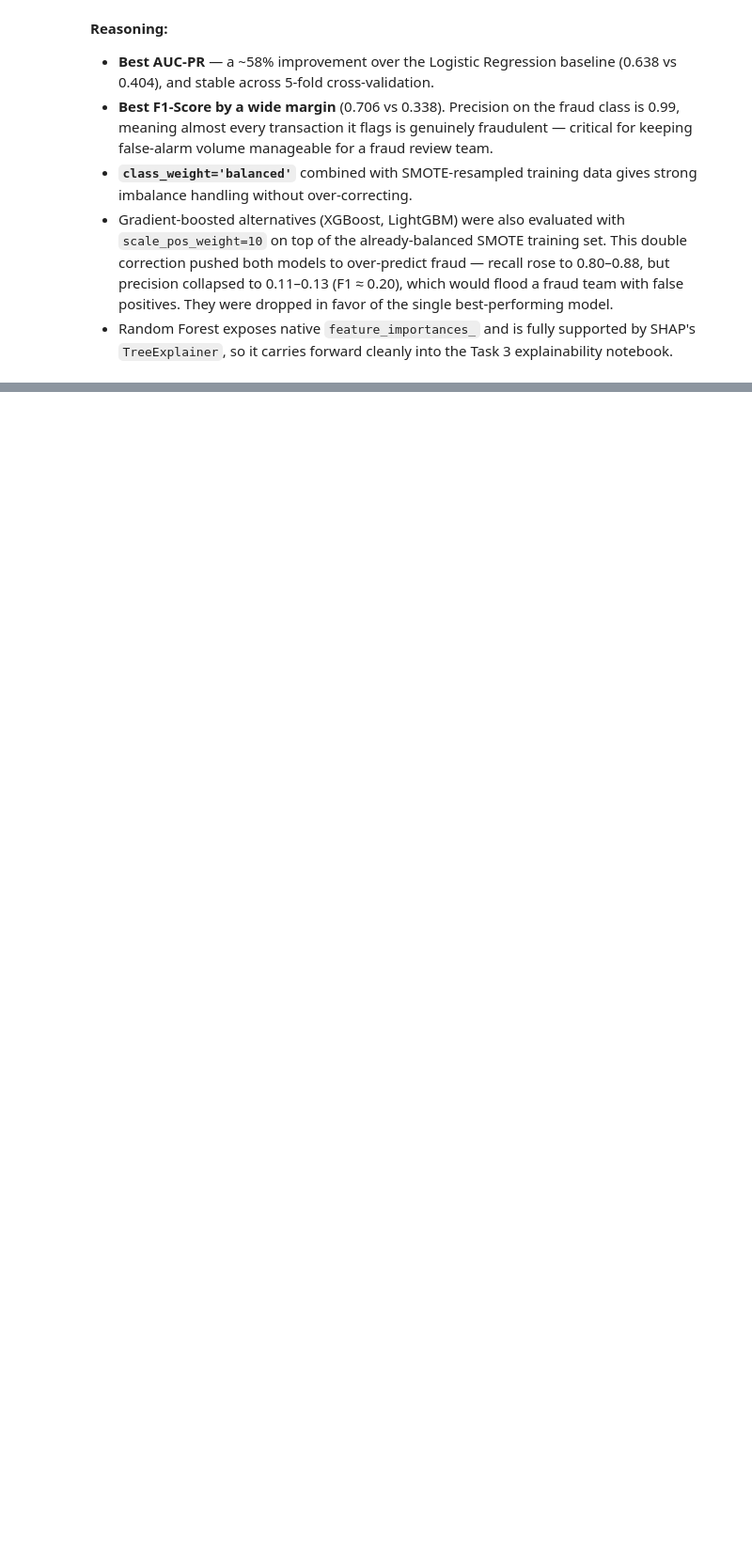
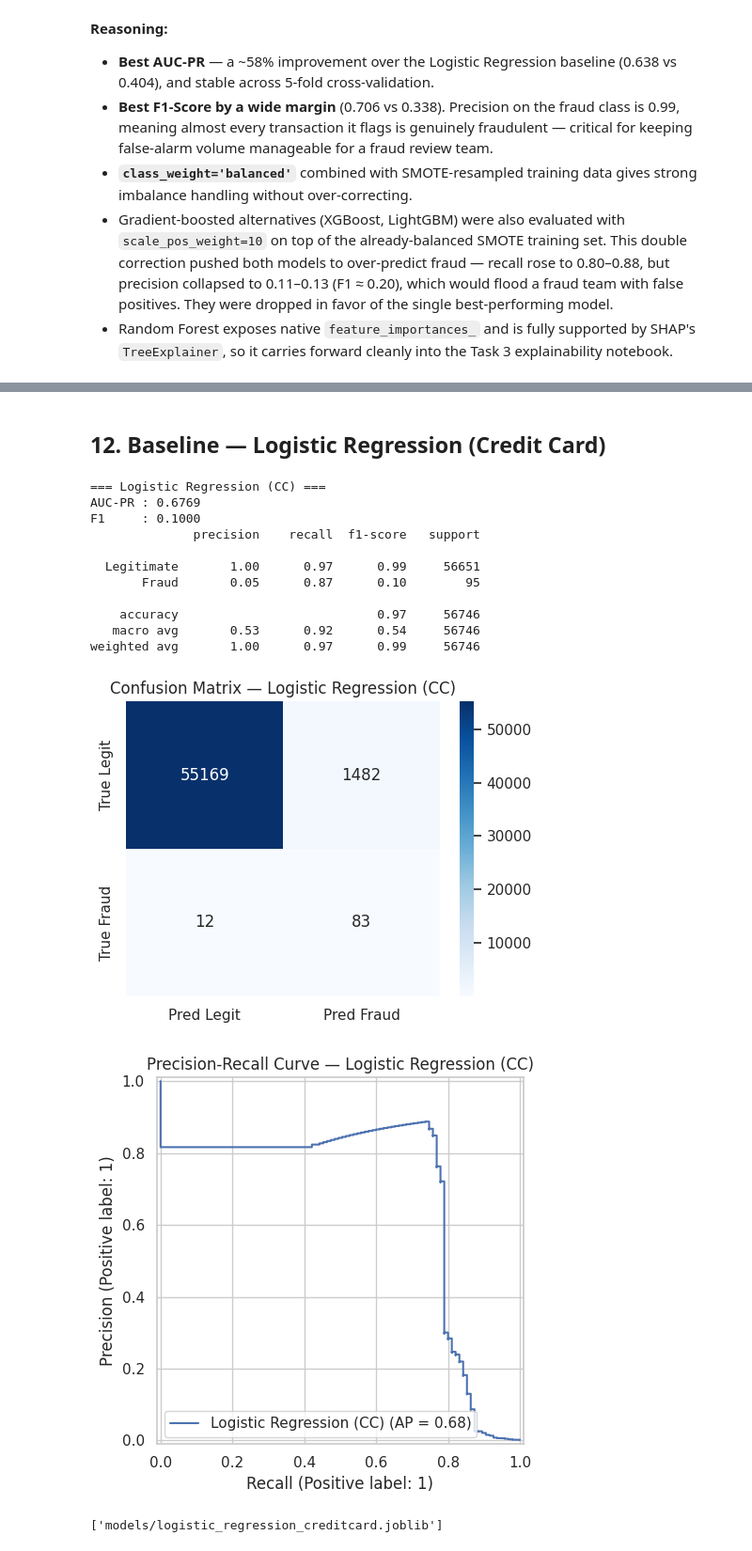
Before and after one commit to KalkidanAsfaw/fraud-detection, a Jupyter notebook: notebooks/modeling.ipynb, the cells around one changed output, grey strips where cells are left out. Shown at 94% size. Drawn from its saved outputs; the diff is of its cells as text; code cells hidden in the pictures; blank space fills up the shorter version.

```diff
--- a/notebooks/modeling.ipynb
+++ b/notebooks/modeling.ipynb
@@ -183,0 +198,9 @@ CV AUC-PR confirms the result is stable: Random Forest 0.636 ± 0.021 vs. Logist
+# %%
+df_cc = pd.read_csv('data/processed/creditcard_cleaned.csv')
+
+X_cc = df_cc.drop(columns=['Class'])
+y_cc = df_cc['Class']
+
+print(f'Dataset: {df_cc.shape}')
+print('Class distribution:', y_cc.value_counts().to_dict())
+print(f'Fraud rate: {100 * y_cc.mean():.4f}%')
@@ -183,0 +217,10 @@ CV AUC-PR confirms the result is stable: Random Forest 0.636 ± 0.021 vs. Logist
+# %%
+from sklearn.model_selection import train_test_split
+from sklearn.preprocessing import StandardScaler
+from imblearn.over_sampling import SMOTE
+
+X_train_cc, X_test_cc, y_train_cc, y_test_cc = train_test_split(
+    X_cc, y_cc, test_size=0.2, stratify=y_cc, random_state=RANDOM_STATE
+)
+print(f'Train: {X_train_cc.shape}, Test: {X_test_cc.shape}')
+print('Train fraud:', int(y_train_cc.sum()), '| Test fraud:', int(y_test_cc.sum()))
@@ -183,0 +236,11 @@ CV AUC-PR confirms the result is stable: Random Forest 0.636 ± 0.021 vs. Logist
+# %%
+scale_cols = ['Time', 'Amount']
+scaler_cc = StandardScaler()
+
+X_train_cc = X_train_cc.copy()
+X_test_cc = X_test_cc.copy()
+X_train_cc[scale_cols] = scaler_cc.fit_transform(X_train_cc[scale_cols])
+X_test_cc[scale_cols] = scaler_cc.transform(X_test_cc[scale_cols])
+
+joblib.dump(scaler_cc, 'models/scaler_creditcard.joblib')
+print('Scaled columns:', scale_cols)
@@ -183,0 +255,5 @@ CV AUC-PR confirms the result is stable: Random Forest 0.636 ± 0.021 vs. Logist
+# %%
+smote_cc = SMOTE(random_state=RANDOM_STATE)
+X_train_cc_res, y_train_cc_res = smote_cc.fit_resample(X_train_cc, y_train_cc)
+print('Before SMOTE:', y_train_cc.value_counts().to_dict())
+print('After  SMOTE:', y_train_cc_res.value_counts().to_dict())
@@ -183,0 +263,23 @@ CV AUC-PR confirms the result is stable: Random Forest 0.636 ± 0.021 vs. Logist
+# %% [markdown]
+## 12. Baseline — Logistic Regression (Credit Card)
+# %%
+lr_cc = LogisticRegression(max_iter=1000, random_state=RANDOM_STATE, n_jobs=-1)
+lr_cc.fit(X_train_cc_res, y_train_cc_res)
+lr_cc_results = evaluate_model('Logistic Regression (CC)', lr_cc, X_test_cc, y_test_cc)
+
+joblib.dump(lr_cc, 'models/logistic_regression_creditcard.joblib')
+# %% [output]
+=== Logistic Regression (CC) ===
+AUC-PR : 0.6769
+F1     : 0.1000
+              precision    recall  f1-score   support
+
+  Legitimate       1.00      0.97      0.99     56651
+       Fraud       0.05      0.87      0.10        95
+
+    accuracy                           0.97     56746
+   macro avg       0.53      0.92      0.54     56746
+weighted avg       1.00      0.97      0.99     56746
+[figure, added]
+[figure, added]
+['models/logistic_regression_creditcard.joblib']
```
Also changed, not shown: parts of 17 cells of this notebook, 12 other files.
